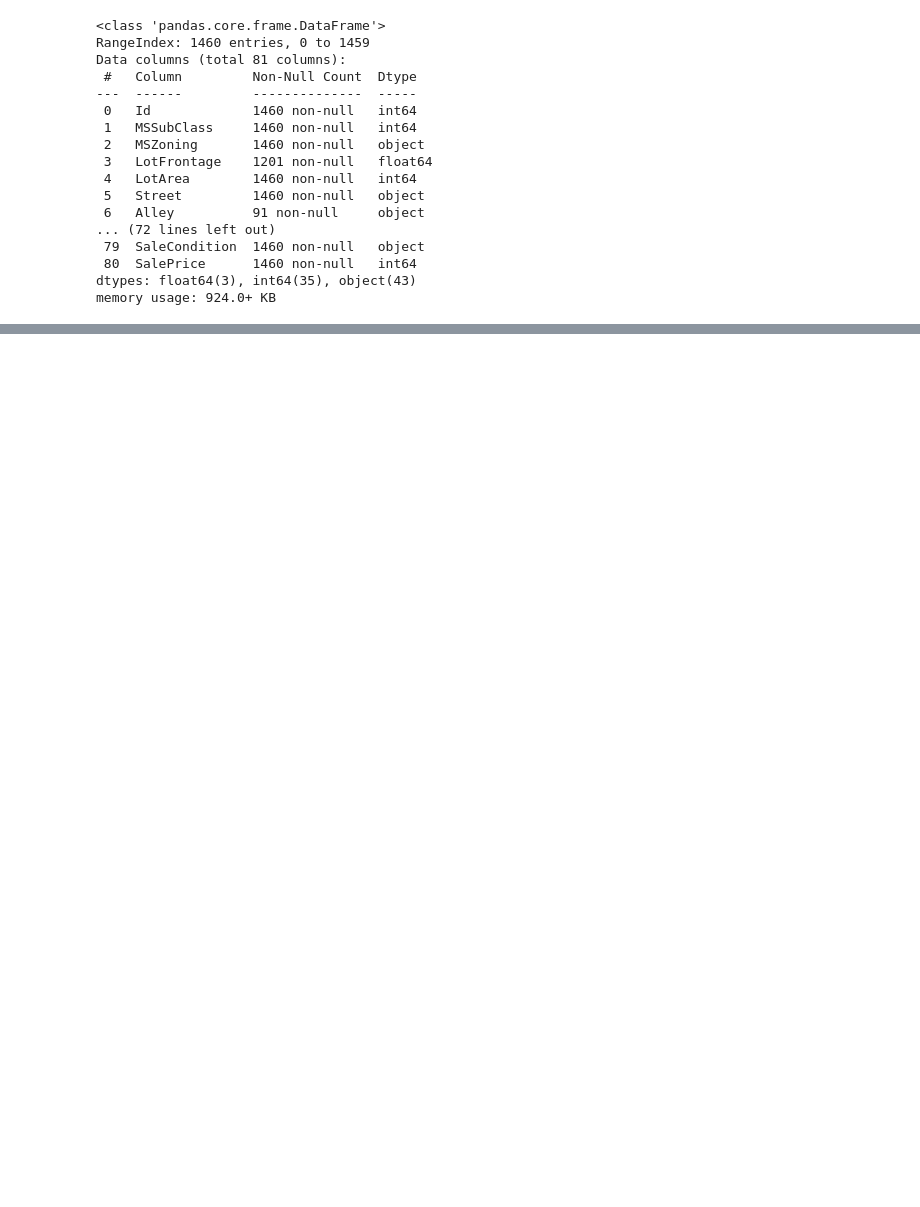
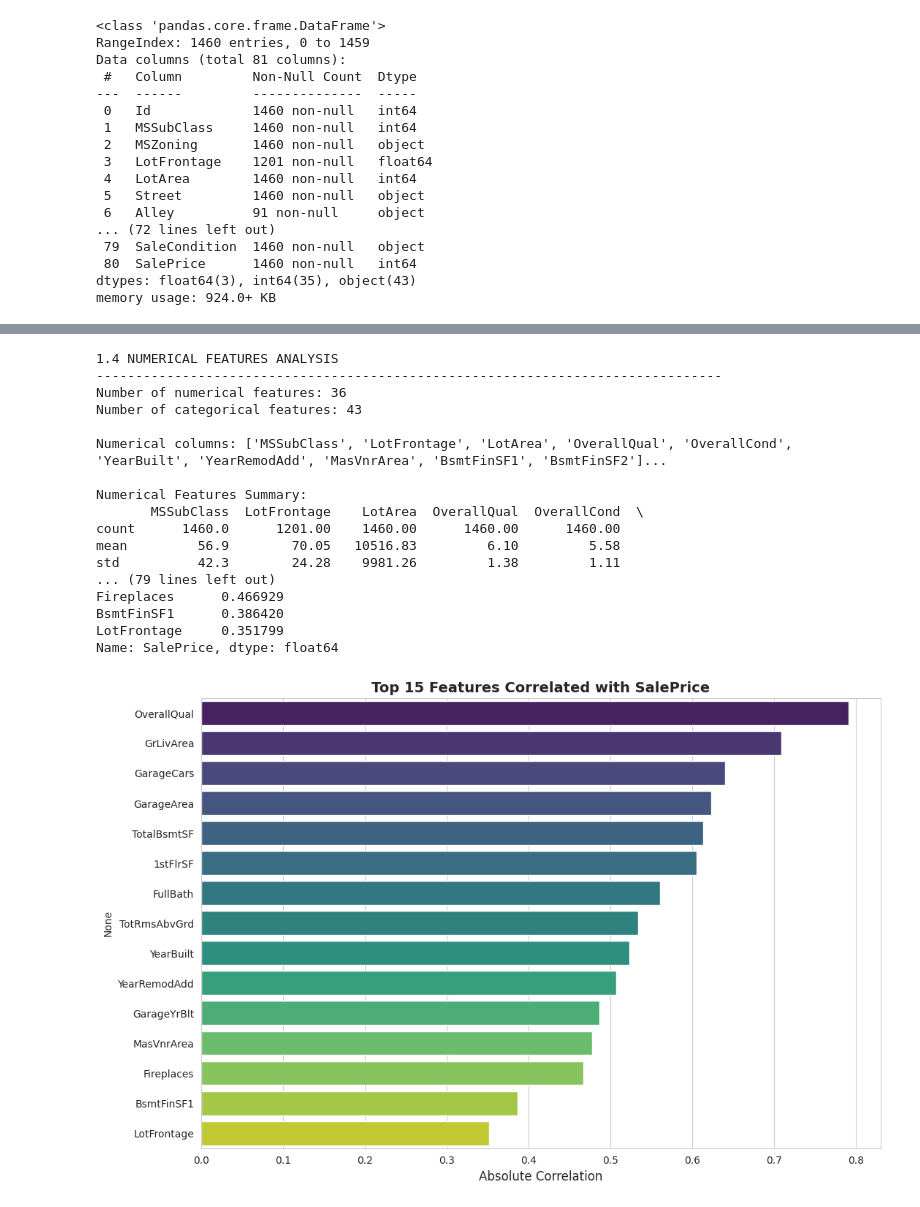
Before and after one commit to jayhg00/machine-learning, a Jupyter notebook: ames_house_prices/eda.ipynb, the cells around one changed output, grey strips where cells are left out. Drawn from its saved outputs; the diff is of its cells as text; code cells hidden in the pictures; blank space fills up the shorter version.

```diff
--- a/ames_house_prices/eda.ipynb
+++ b/ames_house_prices/eda.ipynb
@@ -36,0 +210,79 @@ memory usage: 924.0+ KB
+# %%
+# 1.4 Numerical Features Analysis
+print("\n1.4 NUMERICAL FEATURES ANALYSIS")
+print("-" * 80)
+
+# Identify numerical and categorical columns
+numerical_cols = df_train.select_dtypes(include=[np.number]).columns.tolist()
+categorical_cols = df_train.select_dtypes(include=['object']).columns.tolist()
+
+# Remove target variable and ID from numerical columns
+if 'Id' in numerical_cols:
+    numerical_cols.remove('Id')
+if 'SalePrice' in numerical_cols:
+    numerical_cols.remove('SalePrice')
+if 'SalePrice_Original' in numerical_cols:
+    numerical_cols.remove('SalePrice_Original')
+if 'SalePrice_Log' in numerical_cols:
+    numerical_cols.remove('SalePrice_Log')
+
+print(f"Number of numerical features: {len(numerical_cols)}")
+print(f"Number of categorical features: {len(categorical_cols)}")
+print(f"\nNumerical columns: {numerical_cols[:10]}...")
+
+# Summary statistics for numerical features
+print(f"\nNumerical Features Summary:")
+print(df_train[numerical_cols].describe().round(2))
+
+# Correlation with SalePrice
+print(f"\nTop 15 Features Correlated with SalePrice:")
+correlations = df_train[numerical_cols + ['SalePrice']].corr()['SalePrice'].drop('SalePrice').abs().sort_values(ascending=False)
+print(correlations.head(15))
+
+# Visualize top correlations
+fig, ax = plt.subplots(figsize=(12, 8))
+top_corr_features = correlations.head(15)
+sns.barplot(x=top_corr_features.values, y=top_corr_features.index, ax=ax, palette='viridis')
+plt.title('Top 15 Features Correlated with SalePrice', fontsize=14, fontweight='bold')
+plt.xlabel('Absolute Correlation', fontsize=12)
+plt.show()
+
+# Correlation heatmap for top features
+top_features = correlations.head(10).index.tolist() + ['SalePrice']
+plt.figure(figsize=(10, 8))
+sns.heatmap(df_train[top_features].corr(), annot=True, cmap='coolwarm', center=0, fmt='.2f', square=True)
+plt.title('Correlation Heatmap - Top 10 Features vs SalePrice', fontsize=14, fontweight='bold')
+plt.tight_layout()
+plt.show()
+
+# Identify skewed features
+print(f"\nSkewness Analysis for Numerical Features:")
+skewness_data = pd.DataFrame({
+    'Feature': numerical_cols,
+    'Skewness': [skew(df_train[col].dropna()) for col in numerical_cols]
+})
+skewness_data = skewness_data.reindex(skewness_data['Skewness'].abs().sort_values(ascending=False).index)
+print(skewness_data.head(15).to_string(index=False))
+
+# Store for later
+highly_skewed = skewness_data[skewness_data['Skewness'].abs() > 1.0]['Feature'].tolist()
+print(f"\nHighly skewed features (|skewness| > 1.0): {len(highly_skewed)}")
+# %% [output]
+1.4 NUMERICAL FEATURES ANALYSIS
+--------------------------------------------------------------------------------
+Number of numerical features: 36
+Number of categorical features: 43
+
+Numerical columns: ['MSSubClass', 'LotFrontage', 'LotArea', 'OverallQual', 'OverallCond', 'YearBuilt', 'YearRemodAdd', 'MasVnrArea', 'BsmtFinSF1', 'BsmtFinSF2']...
+
+Numerical Features Summary:
+       MSSubClass  LotFrontage    LotArea  OverallQual  OverallCond  \
+count      1460.0      1201.00    1460.00      1460.00      1460.00
+mean         56.9        70.05   10516.83         6.10         5.58
+std          42.3        24.28    9981.26         1.38         1.11
+... (79 lines left out)
+Fireplaces      0.466929
+BsmtFinSF1      0.386420
+LotFrontage     0.351799
+Name: SalePrice, dtype: float64
+[figure, added]
```
Also changed, not shown: parts of 22 cells of this notebook, 1 other file.
